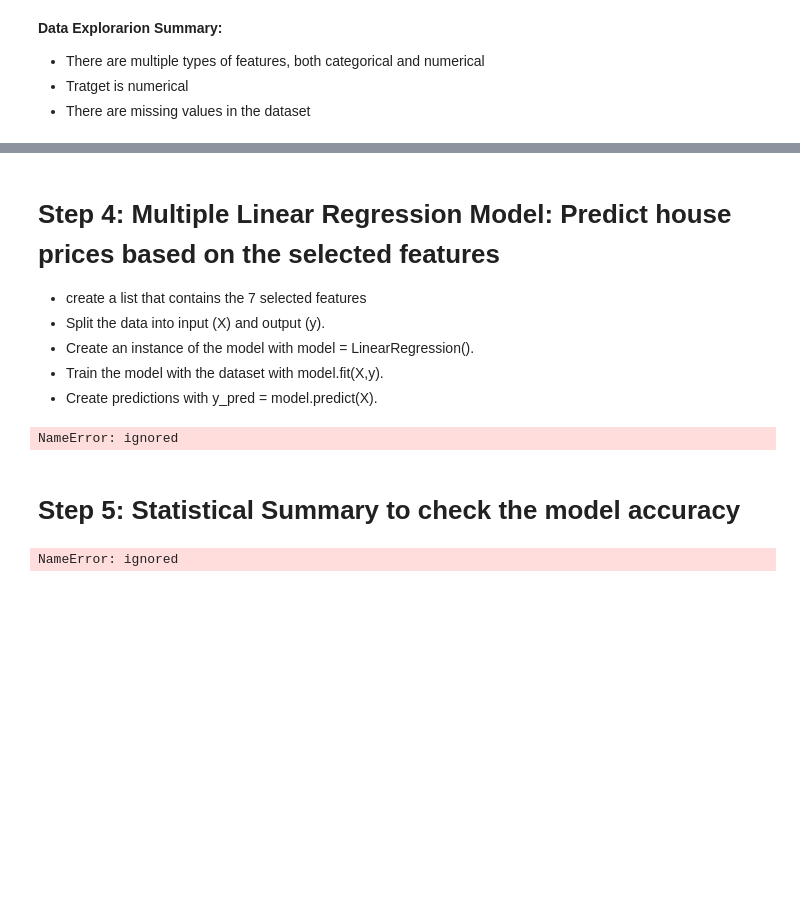
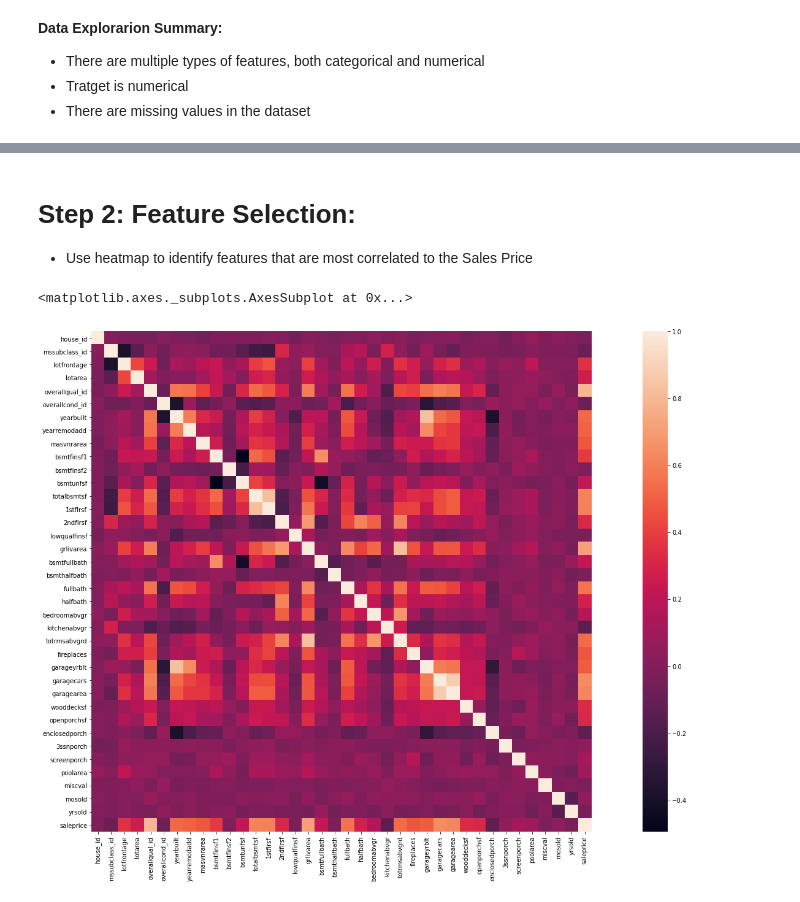
Before and after one commit to yajingran/group_2_final_project, a Jupyter notebook: Final_Project_KL.ipynb, the cells around one changed output, grey strips where cells are left out. Drawn from its saved outputs; the diff is of its cells as text; code cells hidden in the pictures; blank space fills up the shorter version.

Commit message:
week 2 dataset proprocessing

```diff
--- a/Final_Project_KL.ipynb
+++ b/Final_Project_KL.ipynb
@@ -52,7 +75,0 @@ spark = SparkSession.builder.appName("BigData-Challenge").config("spark.driver.e
-# %%
-# Configure settings for RDS
-mode = "append"
-jdbc_url="jdbc:postgresql://dataviz.ce3jlxk8s6lq.us-east-2.rds.amazonaws.com:5432/house_prices_db"
-config = {"user":"postgres",
-          "password": password,
-          "driver":"org.postgresql.Driver"}
@@ -74,0 +76,10 @@ ValueError: ignored
+# %%
+# Configure settings for RDS
+mode = "read"
+jdbc_url= jdbc_url
+config = config
+# %%
+# Connect to our database and create or df for our Train data
+pushdown_query = "(select * from house_prices where data_type = 'Train') houses"
+df_train= spark.read.jdbc(url=jdbc_url, table=pushdown_query, properties=config)
+df_train.show()
@@ -108,0 +152,3 @@ TypeError: ignored
+# %%
+df_train = df_train.toPandas()
+df_train
@@ -158,43 +211,12 @@ NameError: ignored
-# %% [markdown]
-# **Step 4: Multiple Linear Regression Model: Predict house prices based on the selected features**
-* create a list that contains the 7 selected features
-* Split the data into input (X) and output (y).
-* Create an instance of the model with model = LinearRegression().
-* Train the model with the dataset with model.fit(X,y).
-* Create predictions with y_pred = model.predict(X).
-# %%
-#Machine Learnining
-cols = ['OverallQual','GrLivArea', 'GarageCars','TotalBsmtSF', 'FullBath', 'TotRmsAbvGrd', 'YearBuilt']
-x = trained_df[cols].values
-y = trained_df['SalePrice'].values
-x_scaled = preprocessing.StandardScaler().fit_transform(x)
-y_scaled = preprocessing.StandardScaler().fit_transform(y.reshape(-1,1))
-X_train,X_test, y_train, y_test = train_test_split(x_scaled, y_scaled, test_size=0.33, random_state=42)
-
-clf = RandomForestRegressor(n_estimators=400)
-clf.fit(X_train, y_train)
-y_pred = clf.predict(X_test)
-
-print(y_pred)
-
-model = LinearRegression()
-# We will be using the columns from the dataset excluding Sales Price to output the SalesPrice
-model.fit(X, y)
-
-y_pred = model.predict(X)
-
-print(y_pred.shape)
-
-plt.scatter(X, y)
-plt.plot(X, y_pred, color='red')
-plt.show()
-# %% [output]
-NameError: ignored
-# %% [markdown]
-
-# **Step 5: Statistical Summary to check the model accuracy**
-# %%
-print(model.coef_)
-print(model.intercept_)
-# %% [output]
-NameError: ignored
+# %% [markdown]
+
+
+# **Step 2: Feature Selection:**
+* Use heatmap to identify features that are most correlated to the Sales Price
+# %%
+corrmat = df_train.corr()
+f, ax = plt.subplots(figsize=(30, 15))
+sns.heatmap(corrmat, vmax=1, square=True)
+# %% [output]
+<matplotlib.axes._subplots.AxesSubplot at 0x...>
+[figure, added]
```
Also changed, not shown: parts of 75 cells of this notebook.
